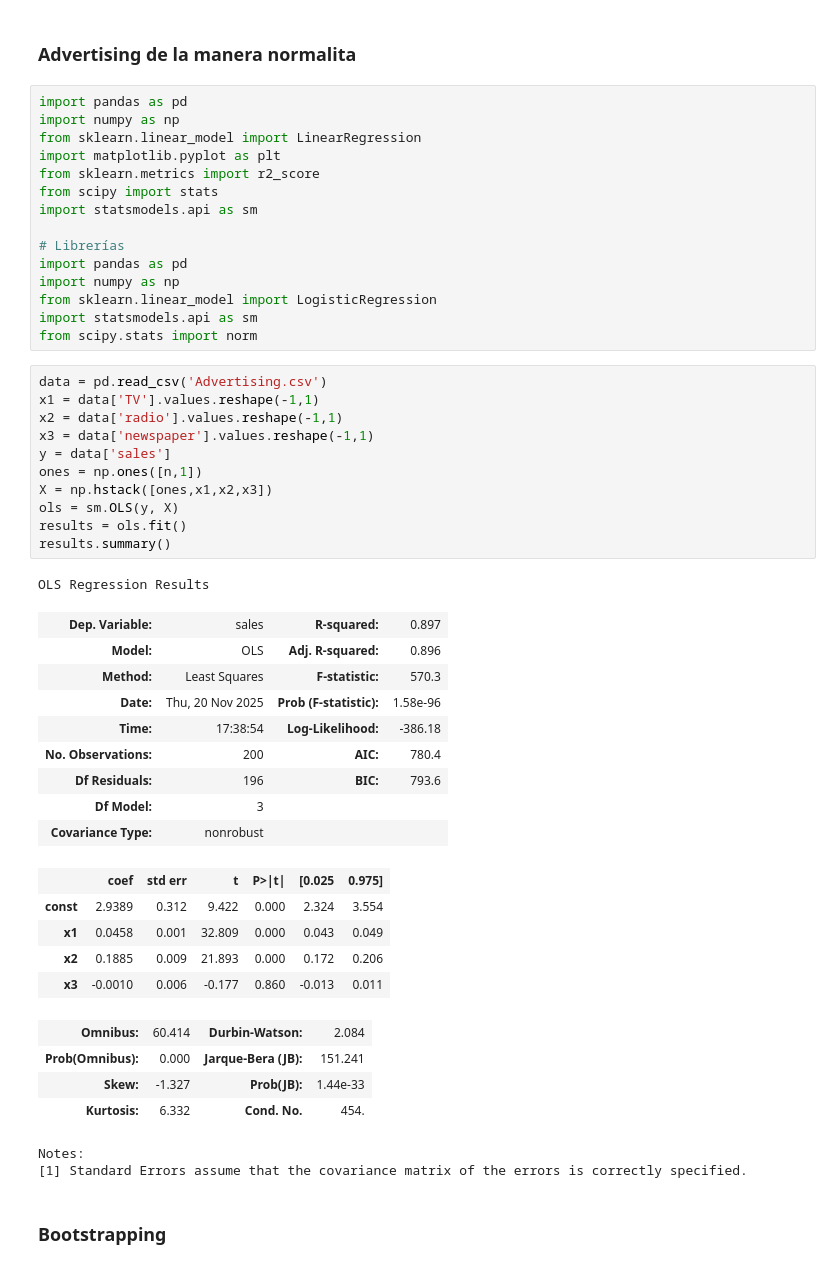
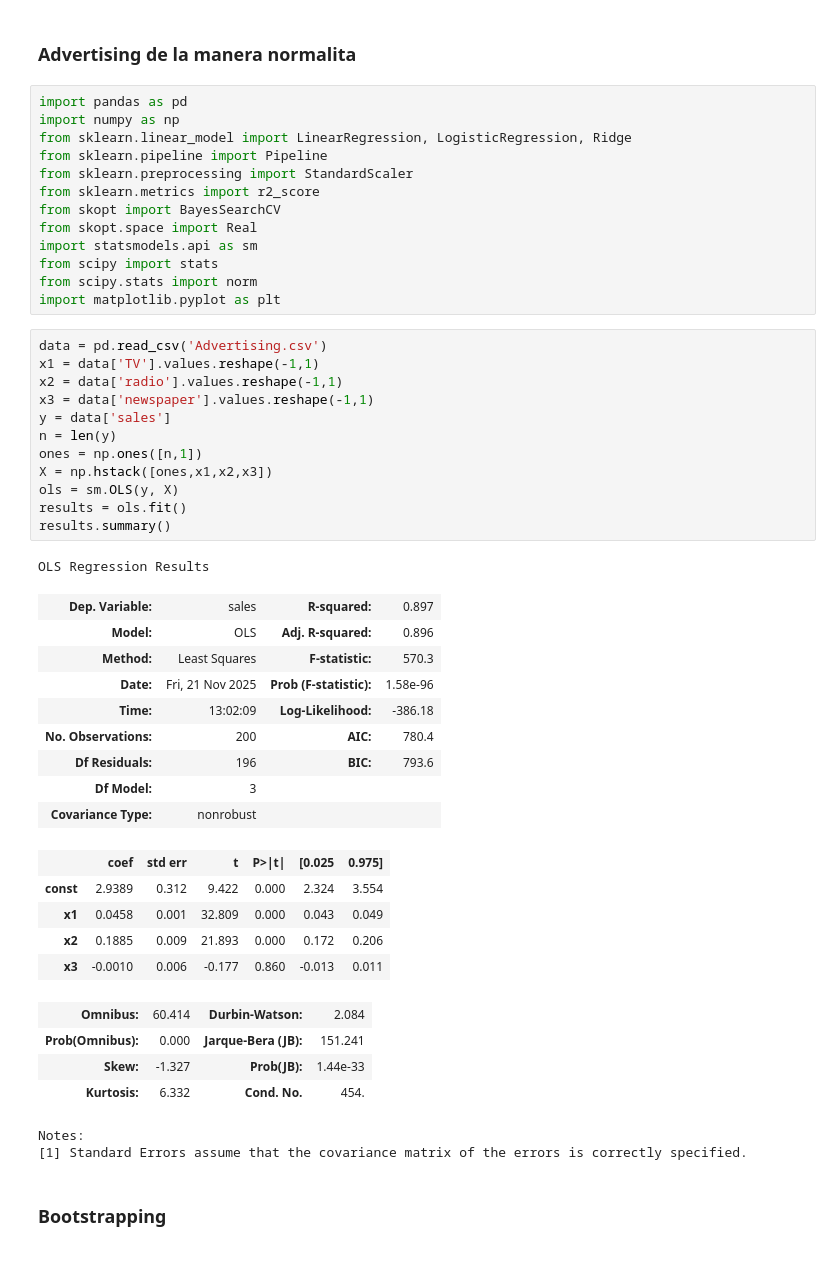
Before and after one commit to DayanniGodoy/Lab_aprendizaje_estadistico, a Jupyter notebook: A08 - Bootstrapping.ipynb, the cells around one changed output. Drawn from its saved outputs; the diff is of its cells as text.

```diff
--- a/A08 - Bootstrapping.ipynb
+++ b/A08 - Bootstrapping.ipynb
@@ -13,36 +13,35 @@ Agrega regularización L2 a los modelos del dataset de Advertising (optimiza el
 # %%
 import pandas as pd
 import numpy as np
-from sklearn.linear_model import LinearRegression
+from sklearn.linear_model import LinearRegression, LogisticRegression, Ridge
+from sklearn.pipeline import Pipeline
+from sklearn.preprocessing import StandardScaler
+from sklearn.metrics import r2_score
+from skopt import BayesSearchCV
+from skopt.space import Real
+import statsmodels.api as sm
+from scipy import stats
+from scipy.stats import norm
 import matplotlib.pyplot as plt
-from sklearn.metrics import r2_score
-from scipy import stats
-import statsmodels.api as sm
-
-# Librerías
-import pandas as pd
-import numpy as np
-from sklearn.linear_model import LogisticRegression
-import statsmodels.api as sm
-from scipy.stats import norm
 # %%
 data = pd.read_csv('Advertising.csv')
 x1 = data['TV'].values.reshape(-1,1)
 x2 = data['radio'].values.reshape(-1,1)
 x3 = data['newspaper'].values.reshape(-1,1)
 y = data['sales']
+n = len(y)
 ones = np.ones([n,1])
 X = np.hstack([ones,x1,x2,x3])
 ols = sm.OLS(y, X)
 results = ols.fit()
 results.summary()
 # %% [output]
 OLS Regression Results
 | Dep. Variable: | sales | R-squared: | 0.897 |
 | Model: | OLS | Adj. R-squared: | 0.896 |
 | Method: | Least Squares | F-statistic: | 570.3 |
-| Date: | Thu, 20 Nov 2025 | Prob (F-statistic): | 1.58e-96 |
-| Time: | 17:38:54 | Log-Likelihood: | -386.18 |
+| Date: | Fri, 21 Nov 2025 | Prob (F-statistic): | 1.58e-96 |
+| Time: | 13:02:09 | Log-Likelihood: | -386.18 |
 | No. Observations: | 200 | AIC: | 780.4 |
 | Df Residuals: | 196 | BIC: | 793.6 |
 | Df Model: | 3 |  |  |
```
Also changed, not shown: parts of 9 cells of this notebook.
